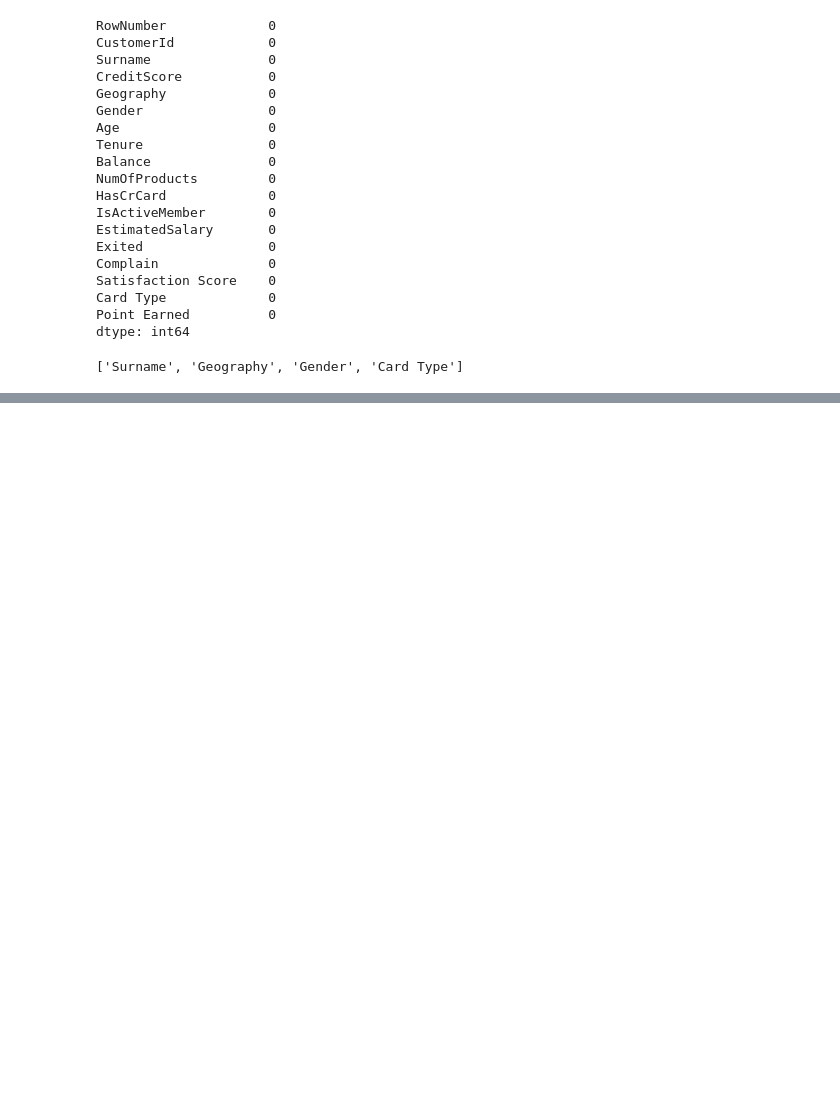
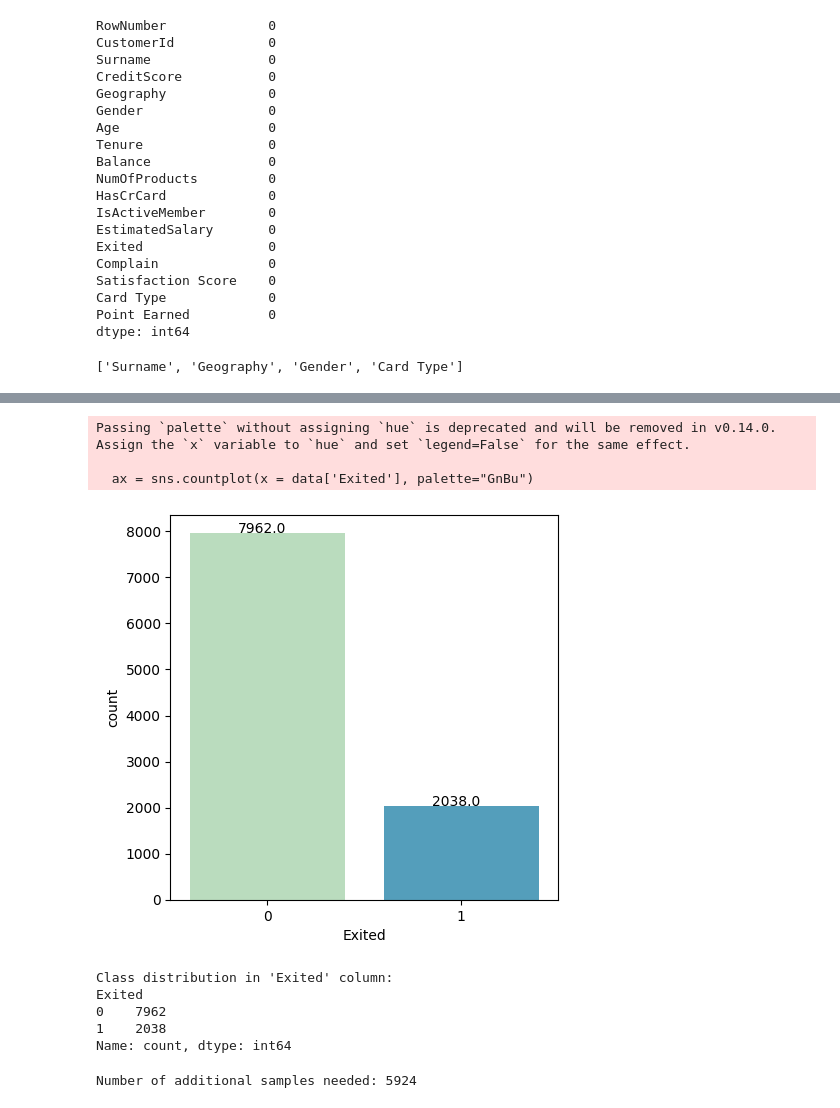
Before and after one commit to ArafetMarnissi/Customer_churn, a Jupyter notebook: research/data_ingestion.ipynb, the cells around one changed output, grey strips where cells are left out. Saved outputs shown, nothing was run; the diff lists cells and outputs as text; code cells hidden in the pictures; blank space fills up the shorter version.

```diff
--- a/research/data_ingestion.ipynb
+++ b/research/data_ingestion.ipynb
@@ -101,3 +101,30 @@ cat_features = data.select_dtypes(include=['object','bool']).columns.tolist()
 cat_features
 # %% [output]
 ['Surname', 'Geography', 'Gender', 'Card Type']
+# %%
+# Assuming 'data' is your DataFrame
+data.columns = data.columns.str.replace(' ', '_')
+# %%
+
+
+
+# Mapping based on importance
+card_type_mapping = {
+    'DIAMOND': 1,    # Most important
+    'PLATINUM': 2,
+    'GOLD': 3,
+    'SILVER': 4      # Least important
+}
+
+# Apply the mapping to the 'Card_Type' column
+data['Card_Type_Encoded'] = data['Card_Type'].map(card_type_mapping)
+
+# Mapping based on importance
+gender_mapping = {
+    'Male': 1,    # More important
+    'Female': 0   # Less important
+}
+
+# Apply the mapping to the 'Gender' column
+data['Gender_Encoded'] = data['Gender'].map(gender_mapping)
+data.head()
@@ -103,0 +138,3 @@ cat_features
+# %%
+# Assuming 'data' is your DataFrame
+data.drop(['Surname', 'Geography','RowNumber','CustomerId','Gender','Card_Type'], axis=1,inplace=True)
@@ -103,0 +198,30 @@ cat_features
+# %%
+plt.figure(figsize=(5, 5))
+ax = sns.countplot(x = data['Exited'], palette="GnBu")
+for p in ax.patches:
+    ax.annotate('{:.1f}'.format(p.get_height()), (p.get_x()+0.25, p.get_height()+0.01))
+plt.show()
+# %% [output]
+Passing `palette` without assigning `hue` is deprecated and will be removed in v0.14.0. Assign the `x` variable to `hue` and set `legend=False` for the same effect.
+
+  ax = sns.countplot(x = data['Exited'], palette="GnBu")
+[figure, added]
+# %%
+# Check the distribution of the 'Exited' column
+class_distribution = data['Exited'].value_counts()
+print("Class distribution in 'Exited' column:")
+print(class_distribution)
+# %% [output]
+Class distribution in 'Exited' column:
+Exited
+0    7962
+1    2038
+Name: count, dtype: int64
+# %%
+# Determine the number of instances needed to balance
+target_size = class_distribution.max()
+add_samples = target_size - class_distribution.min()
+
+print(f"Number of additional samples needed: {add_samples}")
+# %% [output]
+Number of additional samples needed: 5924
```
Also changed, not shown: parts of 14 cells of this notebook.
